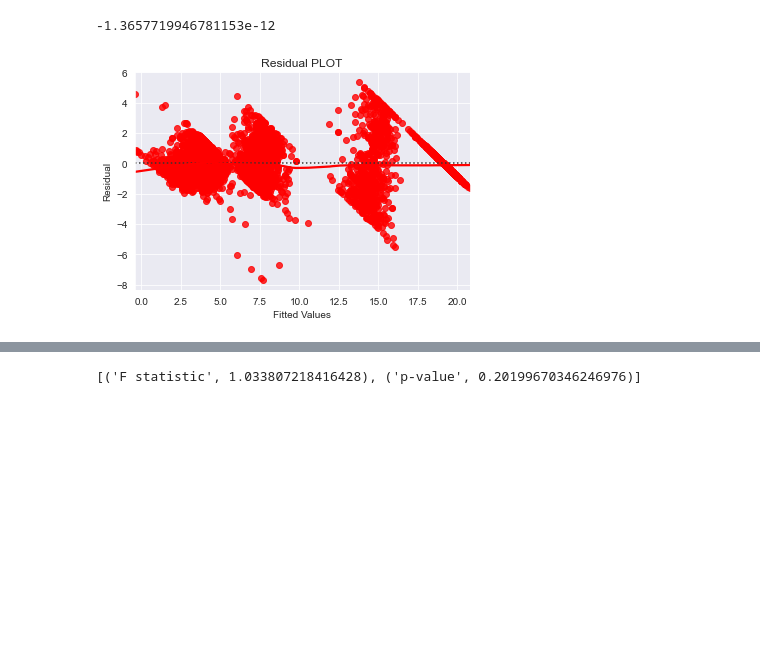
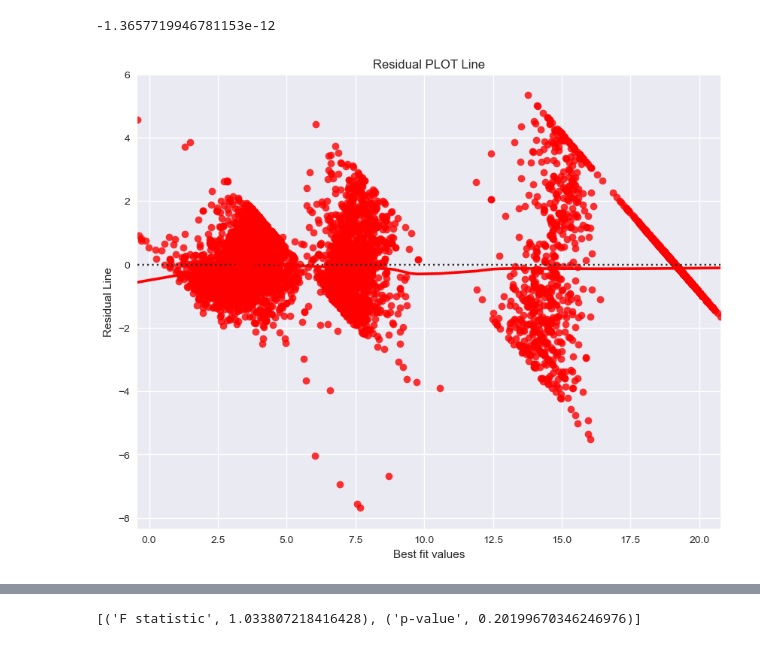
Before and after one commit to githosted/CAPSTONE, a Jupyter notebook: UsedCars.ipynb, the cells around one changed output, grey strips where cells are left out. Cells and saved outputs as stored; diff of their text form; code cells hidden in the pictures; blank space fills up the shorter version.

```diff
--- a/UsedCars.ipynb
+++ b/UsedCars.ipynb
@@ -16,0 +5,23 @@ from scipy.stats import norm
+# %%
+#Import packages
+import numpy as np
+import pandas as pd
+import statsmodels.api as sm
+import scipy.stats as stats
+from matplotlib import pyplot as plt
+from scipy import stats
+from statsmodels.formula.api import ols
+import matplotlib.pyplot as plt
+from matplotlib.lines import Line2D
+from sklearn.linear_model import LinearRegression
+from sklearn.metrics import mean_squared_error
+from sklearn.preprocessing import OneHotEncoder
+from sklearn.model_selection import train_test_split
+import random
+from math import sqrt
+import seaborn as sns
+import warnings
+from scipy.stats import norm
+warnings.filterwarnings("ignore")
+%matplotlib inline
+plt.style.use('seaborn')
@@ -405,0 +420,11 @@ sns.barplot(data=df,x='Fuel_Type',y='Price')
+# %%
+# Simple Scatterplot with colored points
+x = range(50)
+y = range(50) + np.random.randint(0,30,50)
+plt.rcParams.update({'figure.figsize':(10,8), 'figure.dpi':100})
+plt.scatter(x, y, c=y, cmap='Spectral')
+plt.colorbar()
+plt.title('Simple Scatter plot')
+plt.xlabel('X - Price')
+plt.ylabel('Y - Fuel_Type')
+plt.show()
@@ -800,12 +849,12 @@ fitted=olsres3.fittedvalues #predicted values
 # %%
 sns.set_style("darkgrid")
 sns.residplot(fitted,residual,color="red",lowess=True)
-plt.xlabel("Fitted Values")
-plt.ylabel("Residual")
-plt.title("Residual PLOT")
+plt.xlabel("Best fit values")
+plt.ylabel("Residual Line")
+plt.title("Residual PLOT Line")
 plt.show()
 # %% [output]
-[figure, old version]
+[figure, new version]
 # %%
 #Histogram of Residuals
 sns.distplot(residual)
```
Also changed, not shown: parts of 51 cells of this notebook, 1 other file.
